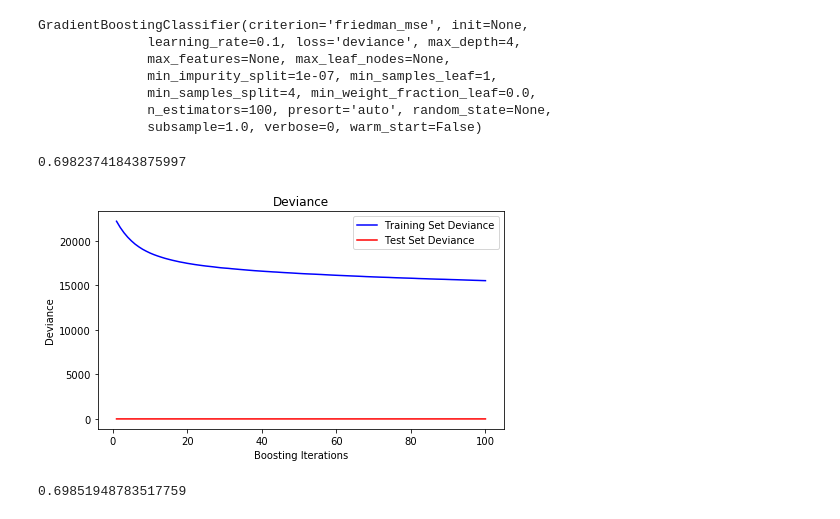
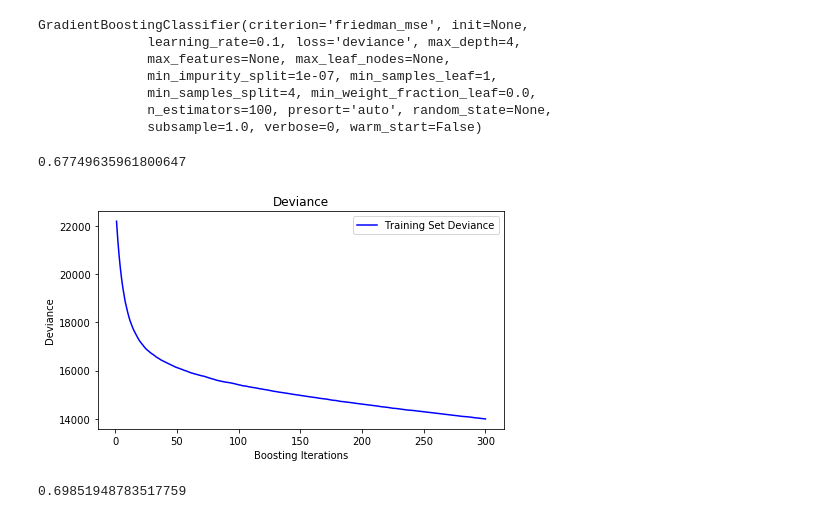
Before and after one commit to zhucebuliaolongchuan/Tandon_Torch, a Jupyter notebook: Tandon_Torch_refined.ipynb, the cells around one changed output. Saved outputs shown, nothing was run; the diff lists cells and outputs as text; code cells hidden in the pictures.

```diff
--- a/Tandon_Torch_refined.ipynb
+++ b/Tandon_Torch_refined.ipynb
@@ -275,7 +275,9 @@ GradientBoostingClassifier(criterion='friedman_mse', init=None,
               n_estimators=100, presort='auto', random_state=None,
               subsample=1.0, verbose=0, warm_start=False)
 # %%
-params = {'n_estimators': 100, 'max_depth': 4, 'min_samples_split':4,
+# params = {'n_estimators': 100, 'max_depth': 4, 'min_samples_split':4,
+#           'learning_rate': 0.1, 'loss': 'deviance'}
+params = {'n_estimators': 300, 'max_depth': 5, 'min_samples_split':600,
           'learning_rate': 0.1, 'loss': 'deviance'}
 
 clf = ensemble.GradientBoostingClassifier(**params)
@@ -284,7 +286,7 @@ y_pred = clf.predict_proba(X_test)
 score = metrics.log_loss(y_test, y_pred)
 score
 # %% [output]
-0.69823741843875997
+0.67749635961800647
 # %%
 # Plot Training Deviance
 # compute test set deviance
@@ -295,15 +297,15 @@ for i, y_pred in enumerate(clf.staged_predict_proba(X_test)):
 # %%
 plt.figure(figsize=(16, 4))
 plt.subplot(1, 2, 1)
 plt.title('Deviance')
 plt.plot(np.arange(params['n_estimators']) + 1, clf.train_score_, 'b-', label='Training Set Deviance')
-plt.plot(np.arange(params['n_estimators']) + 1, test_score, 'r-', label='Test Set Deviance')
+# plt.plot(np.arange(params['n_estimators']) + 1, test_score, 'r-', label='Test Set Deviance')
 plt.legend(loc='upper right')
 plt.xlabel('Boosting Iterations')
 plt.ylabel('Deviance')
 plt.show()
 # %% [output]
-[figure, old version]
+[figure, new version]
 # %%
 params = {'n_estimators': 100, 'max_depth': 4, 'min_samples_split':50,
           'learning_rate': 0.1, 'loss': 'deviance'}
```
Also changed, not shown: 1 other file.
